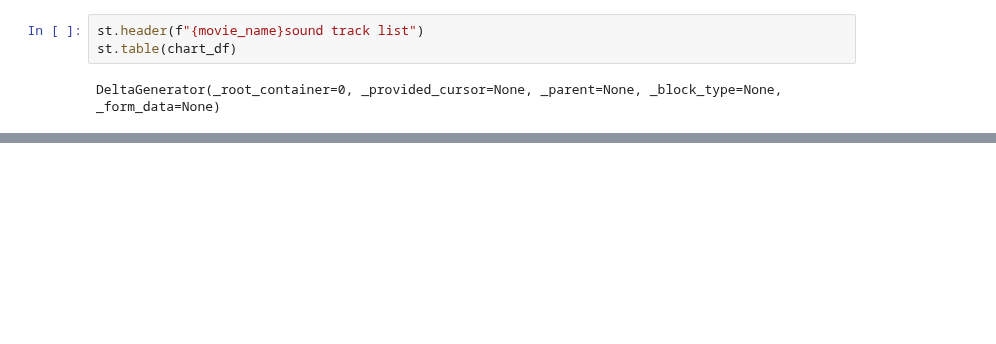
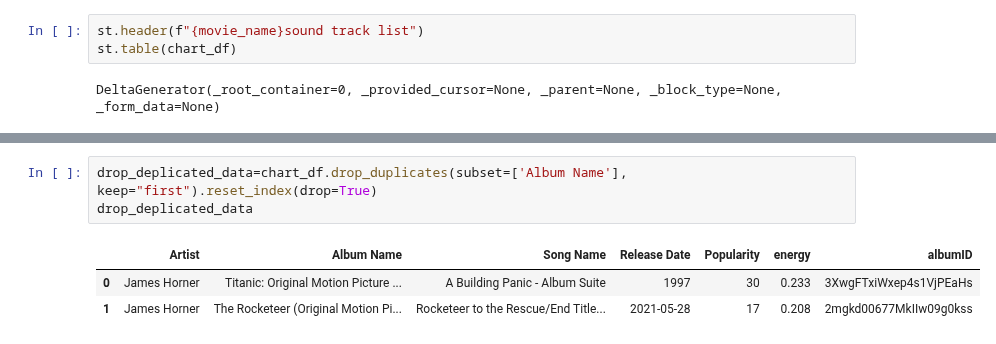
Before and after one commit to atathana/profanity_detector, a Jupyter notebook: notebooks/Spotify-use-access-token.ipynb, the cells around one changed output, grey strips where cells are left out. Saved outputs shown, nothing was run; the diff lists cells and outputs as text; blank space fills up the shorter version.

```diff
--- a/notebooks/Spotify-use-access-token.ipynb
+++ b/notebooks/Spotify-use-access-token.ipynb
@@ -471,0 +531,7 @@ DeltaGenerator(_root_container=0, _provided_cursor=None, _parent=None, _block_ty
+# %%
+drop_deplicated_data=chart_df.drop_duplicates(subset=['Album Name'], keep="first").reset_index(drop=True)
+drop_deplicated_data
+# %% [output]
+|  | Artist | Album Name | Song Name | Release Date | Popularity | energy | albumID |
+| 0 | James Horner | Titanic: Original Motion Picture ... | A Building Panic - Album Suite | 1997 | 30 | 0.233 | 3XwgFTxiWxep4s1VjPEaHs |
+| 1 | James Horner | The Rocketeer (Original Motion Pi... | Rocketeer to the Rescue/End Title... | 2021-05-28 | 17 | 0.208 | 2mgkd00677MkIIw09g0kss |
```
Also changed, not shown: parts of 29 cells of this notebook, 3 other files.
